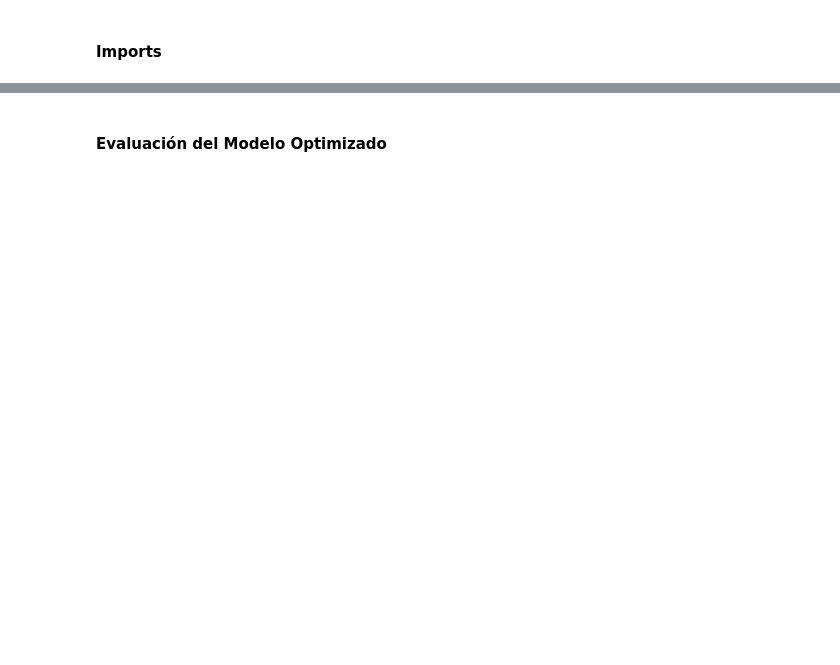
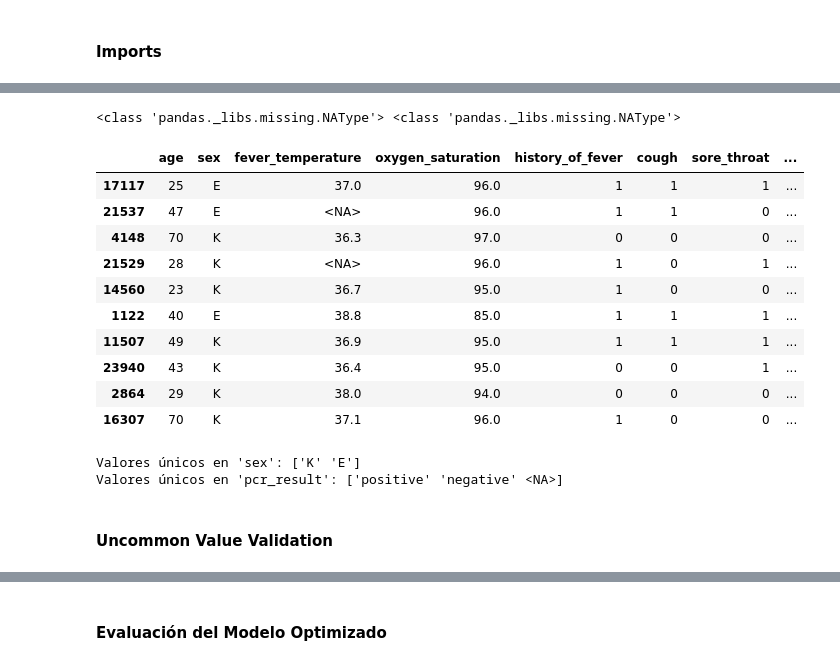
Before and after one commit to ouhat/data_proc, a Jupyter notebook: analysis.ipynb, the cells around one changed output, grey strips where cells are left out. Drawn from its saved outputs; the diff is of its cells as text; code cells hidden in the pictures; blank space fills up the shorter version.

```diff
--- a/analysis.ipynb
+++ b/analysis.ipynb
@@ -99,3 +128,49 @@ Valores únicos en 'pcr_result': ['positive' 'negative' nan]
+# %%
+# Combinación de los datasets
+to_int = ['history_of_fever', 'cough', 'sore_throat', 'runny_nose', 'wheezing',
+                      'shortness_of_breath', 'lower_chest_wall_indrawing', 'chest_pain', 'conjunctivitis', 'lymphadenopathy', 'headache',
+                      'loss_of_smell', 'loss_of_taste', 'fatigue_malaise', 'anorexia', 'altered_consciousness_confusion',
+                      'muscle_aches', 'joint_pain', 'inability_to_walk', 'abdominal_pain', 'diarrhoea', 'vomiting_nausea', 'skin_rash',
+                      'bleeding', 'other_symptoms', 'chronic_cardiac_disease', 'hypertension', 'chronic_pulmonary_disease', 'asthma',
+                      'chronic_kidney_disease', 'age', 'patient_id', 'admission_id']
+
+combined_data = pd.concat([hospital1_data, hospital2_data], ignore_index=True)
+combined_data = combined_data.map(lambda x: pd.NA if pd.isna(x) else x)  # make sure NaNs of different types are casted to same type
+combined_data[to_int] = combined_data[to_int].replace([np.inf, -np.inf], pd.NA).astype('Int64')
+combined_data["oxygen_saturation"] = combined_data["oxygen_saturation"].replace(0.0, pd.NA).replace(0, pd.NA).replace(-1.0, pd.NA).replace(-1, pd.NA)
+
+combined_data.columns = combined_data.columns.str.lower()
+# Drop duplicate rows
+combined_data = combined_data.loc[:, ~combined_data.columns.duplicated()]
+
+print(type(combined_data.iloc[5140]["admission_id"]), type(combined_data.iloc[22635]["nationality"]))  # two examples of NaNs
+# Eliminar columna duplicadas, irrelevantes o completamente nulas
+columns_to_drop = [ 'nationality', 'country_of_residence', 'patient_id', 'admission_date', 'date_of_first_symptoms', 'admission_id']   # date_of_first_symptoms and admission_date are always the same and don't serve as predictors
+combined_data.drop(columns=[col for col in columns_to_drop if col in combined_data.columns], inplace=True)
+combined_data.sample(10, random_state=42)
+# %% [output]
+<class 'pandas._libs.missing.NAType'> <class 'pandas._libs.missing.NAType'>
+|  | age | sex | fever_temperature | oxygen_saturation | history_of_fever | cough | sore_throat | ... |
+| 17117 | 25 | E | 37.0 | 96.0 | 1 | 1 | 1 | ... |
+| 21537 | 47 | E | <NA> | 96.0 | 1 | 1 | 0 | ... |
+| 4148 | 70 | K | 36.3 | 97.0 | 0 | 0 | 0 | ... |
+| 21529 | 28 | K | <NA> | 96.0 | 1 | 0 | 1 | ... |
+| 14560 | 23 | K | 36.7 | 95.0 | 1 | 0 | 0 | ... |
+| 1122 | 40 | E | 38.8 | 85.0 | 1 | 1 | 1 | ... |
+| 11507 | 49 | K | 36.9 | 95.0 | 1 | 1 | 1 | ... |
+| 23940 | 43 | K | 36.4 | 95.0 | 0 | 0 | 1 | ... |
+| 2864 | 29 | K | 38.0 | 94.0 | 0 | 0 | 0 | ... |
+| 16307 | 70 | K | 37.1 | 96.0 | 1 | 0 | 0 | ... |
+# %%
+# Validación de valores únicos en columnas categóricas
+combined_data.drop([12068], inplace=True)  # drop 'E=male K=female'
+print("Valores únicos en 'sex':", combined_data['sex'].unique())
+print("Valores únicos en 'pcr_result':", combined_data['pcr_result'].unique())
+# %% [output]
+Valores únicos en 'sex': ['K' 'E']
+Valores únicos en 'pcr_result': ['positive' 'negative' <NA>]
+# %% [markdown]
+#### Uncommon Value Validation
 # %%
 def detect_outliers(df, col):
     q1 = df[col].quantile(0.25)
```
Also changed, not shown: parts of 52 cells of this notebook.
